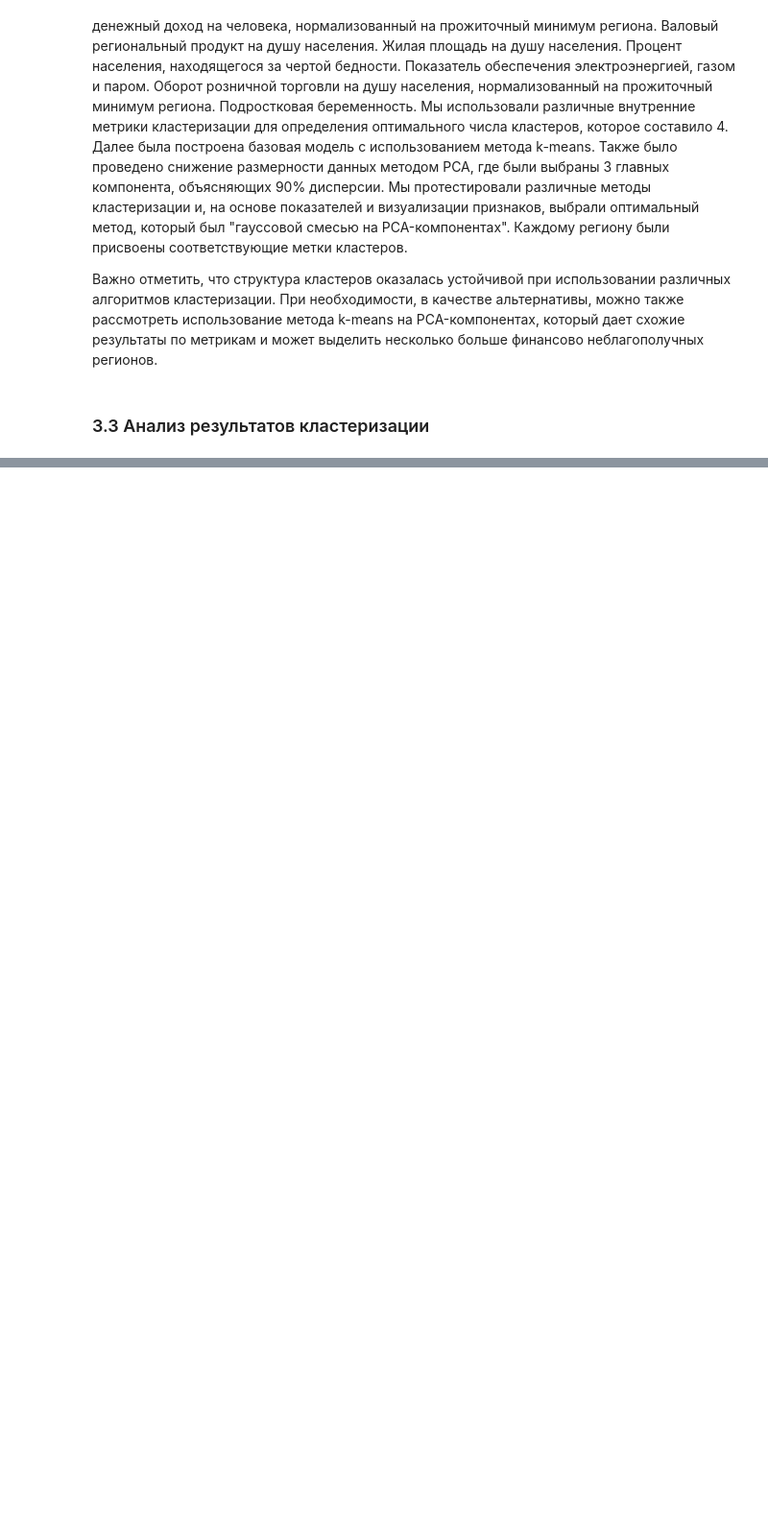
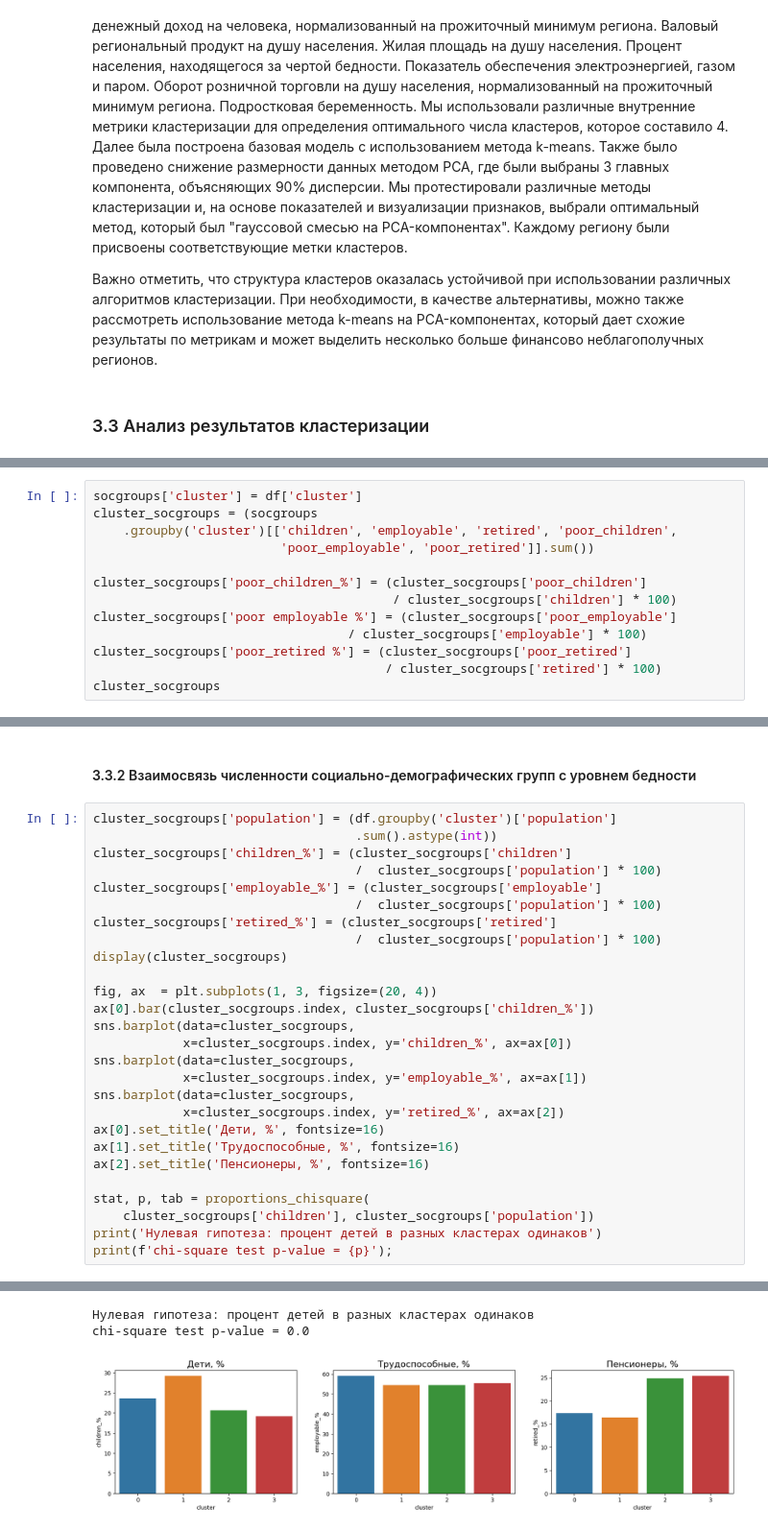
Before and after one commit to banzarkhan/ngo-clasterization, a Jupyter notebook: ngo-clasterization.ipynb, the cells around one changed output, grey strips where cells are left out. Shown at 96% size. Cells and saved outputs as stored; diff of their text form; blank space fills up the shorter version.

```diff
--- a/ngo-clasterization.ipynb
+++ b/ngo-clasterization.ipynb
@@ -2139,0 +2287,13 @@ result
+# %%
+socgroups['cluster'] = df['cluster']
+cluster_socgroups = (socgroups
+    .groupby('cluster')[['children', 'employable', 'retired', 'poor_children',
+                         'poor_employable', 'poor_retired']].sum())
+
+cluster_socgroups['poor_children_%'] = (cluster_socgroups['poor_children']
+                                        / cluster_socgroups['children'] * 100)
+cluster_socgroups['poor employable %'] = (cluster_socgroups['poor_employable']
+                                  / cluster_socgroups['employable'] * 100)
+cluster_socgroups['poor_retired %'] = (cluster_socgroups['poor_retired']
+                                       / cluster_socgroups['retired'] * 100)
+cluster_socgroups
@@ -2139,0 +2309,30 @@ result
+# %% [markdown]
+#### 3.3.2 Взаимосвязь численности социально-демографических групп с уровнем бедности
+# %%
+cluster_socgroups['population'] = (df.groupby('cluster')['population']
+                                   .sum().astype(int))
+cluster_socgroups['children_%'] = (cluster_socgroups['children']
+                                   /  cluster_socgroups['population'] * 100)
+cluster_socgroups['employable_%'] = (cluster_socgroups['employable']
+                                   /  cluster_socgroups['population'] * 100)
+cluster_socgroups['retired_%'] = (cluster_socgroups['retired']
+                                   /  cluster_socgroups['population'] * 100)
+display(cluster_socgroups)
+
+fig, ax  = plt.subplots(1, 3, figsize=(20, 4))
+ax[0].bar(cluster_socgroups.index, cluster_socgroups['children_%'])
+sns.barplot(data=cluster_socgroups,
+            x=cluster_socgroups.index, y='children_%', ax=ax[0])
+sns.barplot(data=cluster_socgroups,
+            x=cluster_socgroups.index, y='employable_%', ax=ax[1])
+sns.barplot(data=cluster_socgroups,
+            x=cluster_socgroups.index, y='retired_%', ax=ax[2])
+ax[0].set_title('Дети, %', fontsize=16)
+ax[1].set_title('Трудоспособные, %', fontsize=16)
+ax[2].set_title('Пенсионеры, %', fontsize=16)
+
+stat, p, tab = proportions_chisquare(
+    cluster_socgroups['children'], cluster_socgroups['population'])
+print('Нулевая гипотеза: процент детей в разных кластерах одинаков')
+print(f'chi-square test p-value = {p}');
+# %% [output]
@@ -2139,0 +2345,3 @@ result
+Нулевая гипотеза: процент детей в разных кластерах одинаков
+chi-square test p-value = 0.0
+[figure, added]
```
Also changed, not shown: parts of 47 cells of this notebook.
